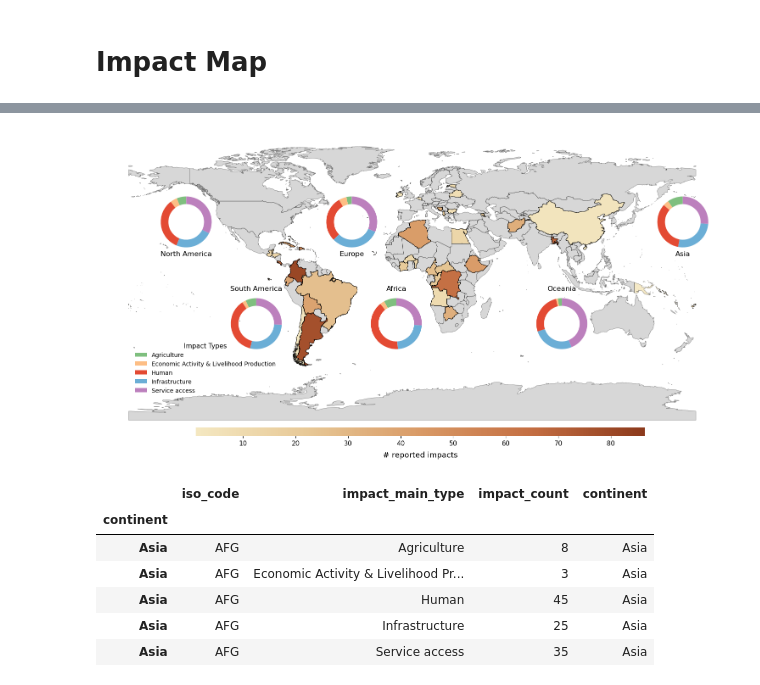
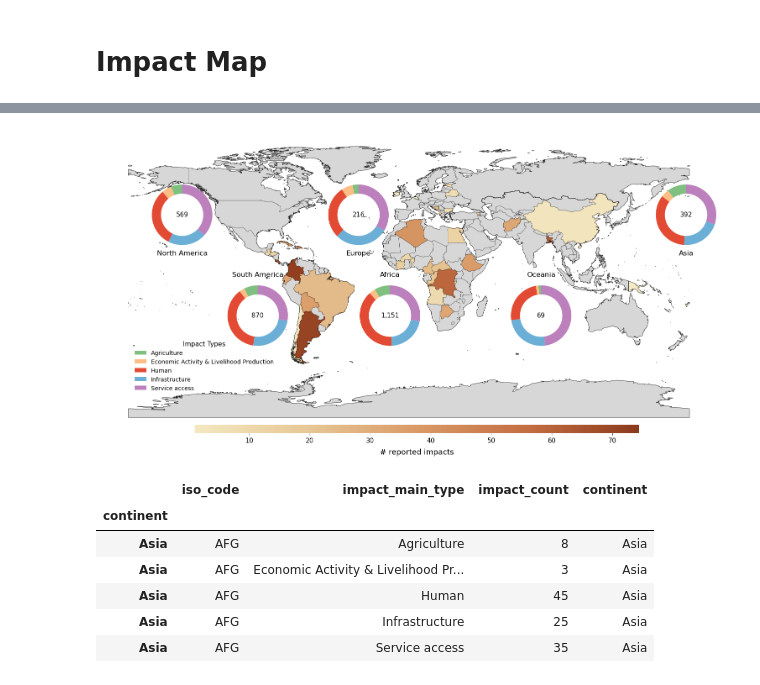
Before and after one commit to luseverin/ROUGE_database, a Jupyter notebook: notebooks/plots_data_overview.ipynb, the cells around one changed output, grey strips where cells are left out. Cells and saved outputs as stored; diff of their text form; code cells hidden in the pictures.

```diff
--- a/notebooks/plots_data_overview.ipynb
+++ b/notebooks/plots_data_overview.ipynb
@@ -36,6 +33,7 @@ from src.hazard_def import *
 from src.impact_def import *
 from src.ImpactRegistry import Impacts
 
+path_save_fig = DATA_FIGURE / "data_overview"
 #sys.path.append('/home/lhasbini/como_school/como_project4/src/')
 # %%
 # 200 reports
@@ -104,3 +102,22 @@ all_reports_country_count = all_reports_grp.groupby("iso_code").agg(appeal_count
 # %%
 # df = pd.DataFrame(list(country_appeal_count.items()), columns=["iso_code", "appeal_count"])
 world_2 = world.merge(all_reports_country_count, how="left", left_on="ISO_A3", right_on="iso_code")
+# %%
+df_llm_all_geo['continent'] = df_llm_all_geo['iso3_code'].apply(
+    lambda iso_list: list({get_continent(iso, world_2) for iso in iso_list if iso})
+    if isinstance(iso_list, list) else None
+)
+
+# Filter out rows without continent
+valid_continents = df_llm_all_geo.dropna(subset=['continent'])
+df = valid_continents.explode('continent').explode('hazards')
+df = df.dropna(subset=['continent', 'hazards'])
+df_unique = df.drop_duplicates(subset=['appealCode', 'continent', 'hazards'])
+
+# Group and count number of unique appeals per continent and hazard
+hazard_counts = (
+    df_unique
+    .groupby(['continent', 'hazards'])['appealCode']
+    .nunique()   # count unique appeal codes
+    .unstack(fill_value=0)
+)
@@ -535,7 +411,10 @@ for continent in continents_plot:
 fig, ax = plt.subplots(1, 1, figsize=(15, 10))
 
 # Transparent country boundaries
-world_impact.boundary.plot(ax=ax, edgecolor="black", linewidth=0.5, alpha=0.5)
+world.boundary.plot(ax=ax, edgecolor="black", linewidth=0.5, alpha=0.4)
+
+# Add continents boundaries
+continent_shapes.boundary.plot(ax=ax, edgecolor='black', linewidth=0.5, alpha=0.8)
 
 # Color map for choropleth
 sequential_cmap = LinearSegmentedColormap.from_list(
@@ -603,12 +482,12 @@ continent_impact_pct = continent_impact_counts.div(continent_impact_counts.sum(a
 
 # Continent position offsets for donut charts
 continent_offsets = {
-    'Africa': (0.40, 0.33),
+    'Africa': (0.38, 0.33),
     'Asia': (0.85, 0.57),
     'Europe': (0.33, 0.57),
-    'North America': (0.07, 0.57),
-    'Oceania': (0.66, 0.33),
-    'South America': (0.18, 0.33)
+    'North America': (0.05, 0.57),
+    'Oceania': (0.62, 0.33),
+    'South America': (0.17, 0.33)
 }
 
 # Plot donut charts for each continent
@@ -623,42 +502,32 @@ for continent in continents_plot:
     # Get position offsets
     x_value, y_value = continent_offsets.get(continent, (0, 0))
 
-    # Position donut charts around the map
-    # if continent in ['North America', 'South America']:
-    #     x_value = 0.1
-    # elif continent in ['Asia', 'Oceania']:
-    #     x_value = 0.9
-    # else:
-    #     x_value = 0.46
-
-    # if continent in ['North America', 'Asia']:
-    #     y_value = 0.6
-    # elif continent in ['South America', 'Oceania']:
-    #     y_value = 0.3
-    # else:
-    #     y_value = (centroid.y + 90) / 180 + y_offset
-
     # Create axis for donut chart
-    ax_donut = fig.add_axes([x_value, y_value, 0.15, 0.15])
+    ax_donut = fig.add_axes([x_value, y_value, 0.18, 0.18])
     ax_donut.set_facecolor('white')
     ax_donut.patch.set_alpha(0.7)
 
-    # Get percentage data
-    data = continent_impact_pct.loc[continent]
-    data = data[data > 0]  # Remove zero categories
+    # Impact data
+    impact_data = continent_impact_pct.loc[continent]
+    impact_data = impact_data[impact_data > 0]
+    impact_labels = impact_data.index
+    impact_sizes = impact_data.values
+    impact_colors = [impact_colormap.get(label, '#BBBBBB') for label in impact_labels]
 
-    if len(data) == 0:
-        continue
+    # Impact donut
+    # wedges_impact, _ = ax_donut.pie(impact_sizes, colors=['#DDDDDD'] * len(impact_sizes), startangle=90, wedgeprops=dict(width=0.45))
+    wedges_impact, _ = ax_donut.pie(impact_sizes, colors=impact_colors, startangle=90, wedgeprops=dict(width=0.3))
 
-    labels = data.index
-    sizes = data.values
-    colors = [impact_colormap.get(label, '#BBBBBB') for label in labels]
+    # Add the total impact value
+    total_impacts = int(continent_impact_counts.loc[continent].sum())
+    ax_donut.text(
+        0, 0, f'{total_impacts:,}',  # center text
+        ha='center', va='center',
+        fontsize=11, color='black'
+    )
 
-    # Create donut chart
-    wedges, _ = ax_donut.pie(sizes, colors=colors, startangle=90, wedgeprops=dict(width=0.3))
-
-    # Add percentage labels for significant slices (>10%)
-    for i, (size, wedge) in enumerate(zip(sizes, wedges)):
+    #Make the donus
+    for i, (size, wedge) in enumerate(zip(impact_sizes, wedges_impact)):
         if size >= 10:
             angle = (wedge.theta2 - wedge.theta1) / 2. + wedge.theta1
             x = 0.6 * np.cos(np.radians(angle))
@@ -667,35 +536,43 @@ for continent in continents_plot:
 
     # Remove axis frame
     ax_donut.set_frame_on(False)
     ax_donut.set_xticks([])
     ax_donut.set_yticks([])
 
     if continent in ['North America', 'Asia', 'Europe'] :
         ax_donut.set_title(continent, fontsize=12, pad=2, y=-0.05)
         # ax_donut.title.set_position([0.5, 0.1])
         # ax_donut.title.set_y(-0.1)
     else :
         ax_donut.set_title(continent, fontsize=12, pad=2, y=1)
         # ax_donut.title.set_position([0.5, 1.1])
         # ax_donut.title.set_y(1.1)
 
-# Add legend for impact types
+# Add impact legend for impact types
 legend_ax = fig.add_axes([0.1, 0.2, 0.15, 0.2])
 legend_ax.set_facecolor('white')
 legend_ax.patch.set_alpha(0.8)
 
 # Create legend elements
 legend_elements = [plt.Rectangle((0, 0), 1, 1, fc=impact_colormap[impact], label=impact)
                   for impact in impact_order if impact in impact_colormap]
 
 legend_ax.legend(handles=legend_elements, loc='center', frameon=False,
                 fontsize=10, title='Impact Types', title_fontsize=11)
 legend_ax.set_axis_off()
 
 plt.tight_layout()
+fig.savefig(path_save_fig / f"impact_map.png",
+            transparent=True, bbox_inches='tight', dpi=300)
+fig.savefig(path_save_fig / f"impact_map.svg",
+            format="svg", transparent=True, bbox_inches='tight', dpi=300)
+fig.savefig(path_save_fig / f"impact_map.pdf",
+            format="pdf", transparent=True, bbox_inches='tight', dpi=300)
+
+
 plt.show()
 # %% [output]
-[figure, old version]
+[figure, new version]
 # %%
 all_report_impact_count
 # %% [output]
```
Also changed, not shown: parts of 8 cells of this notebook.
